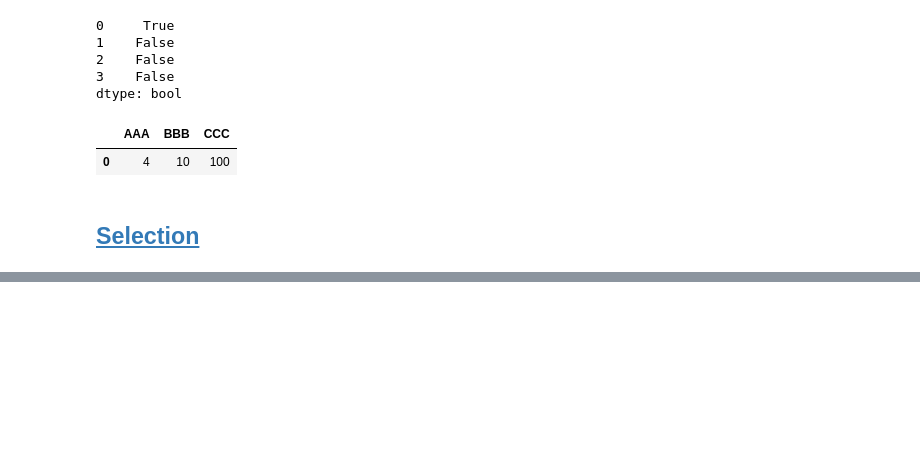
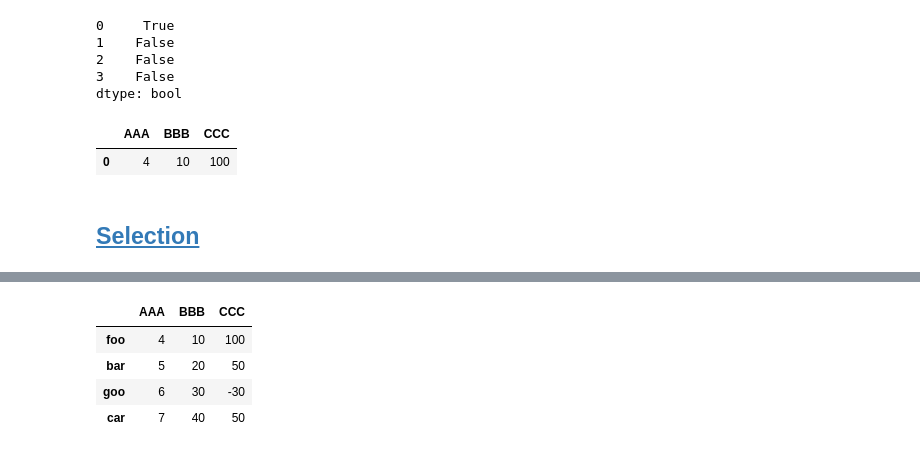
Before and after one commit to bgroveben/python3_machine_learning_projects, a Jupyter notebook: learn_kaggle/pandas/pandas_cookbook.ipynb, the cells around one changed output, grey strips where cells are left out. Drawn from its saved outputs; the diff is of its cells as text; code cells hidden in the pictures; blank space fills up the shorter version.

```diff
--- a/learn_kaggle/pandas/pandas_cookbook.ipynb
+++ b/learn_kaggle/pandas/pandas_cookbook.ipynb
@@ -251,0 +284,8 @@ df[AllCrit]
+# %%
+df = pd.DataFrame(data=data,index=['foo','bar','goo','car']); df
+# %% [output]
+|  | AAA | BBB | CCC |
+| foo | 4 | 10 | 100 |
+| bar | 5 | 20 | 50 |
+| goo | 6 | 30 | -30 |
+| car | 7 | 40 | 50 |
```
Also changed, not shown: parts of 15 cells of this notebook.
